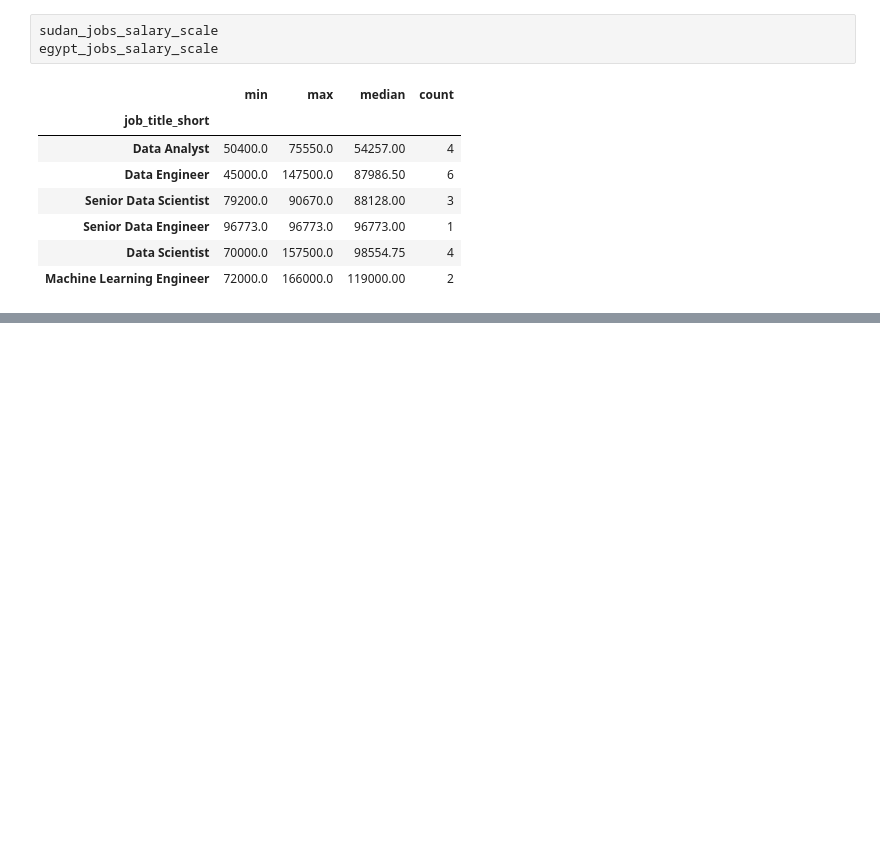
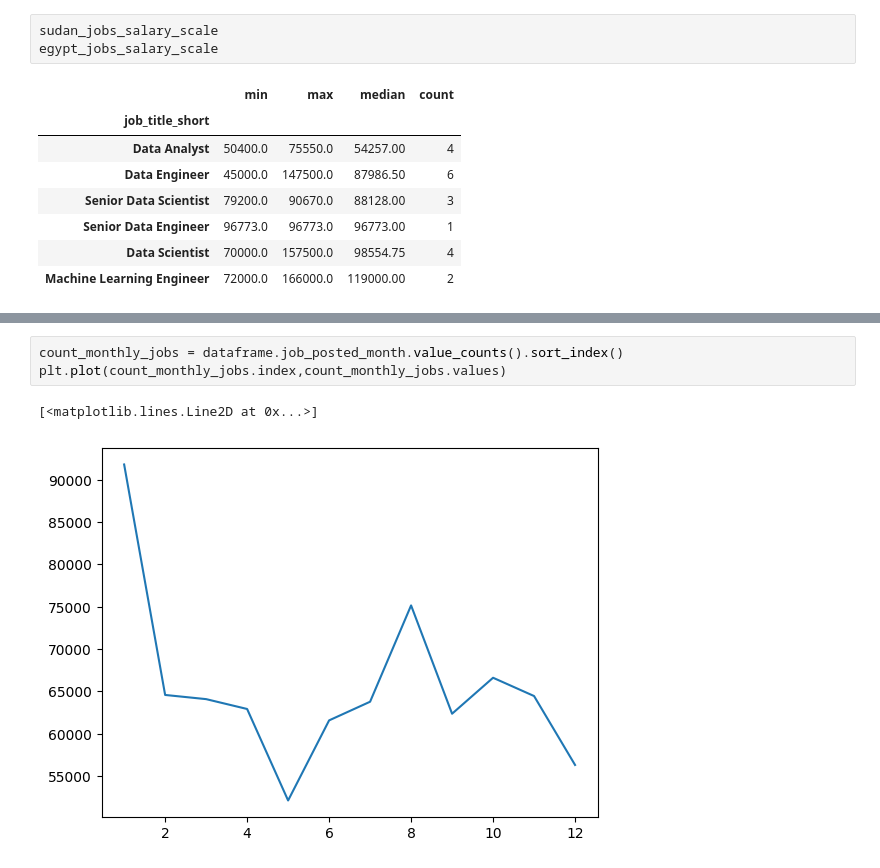
Before and after one commit to ahmedsayedtalib/data-analytics, a Jupyter notebook: training.ipynb, the cells around one changed output, grey strips where cells are left out. Saved outputs shown, nothing was run; the diff lists cells and outputs as text; blank space fills up the shorter version.

```diff
--- a/training.ipynb
+++ b/training.ipynb
@@ -553,0 +563,6 @@ egypt_jobs_salary_scale
+# %%
+count_monthly_jobs = dataframe.job_posted_month.value_counts().sort_index()
+plt.plot(count_monthly_jobs.index,count_monthly_jobs.values)
+# %% [output]
+[<matplotlib.lines.Line2D at 0x...>]
+[figure, added]
```
Also changed, not shown: parts of 9 cells of this notebook.
